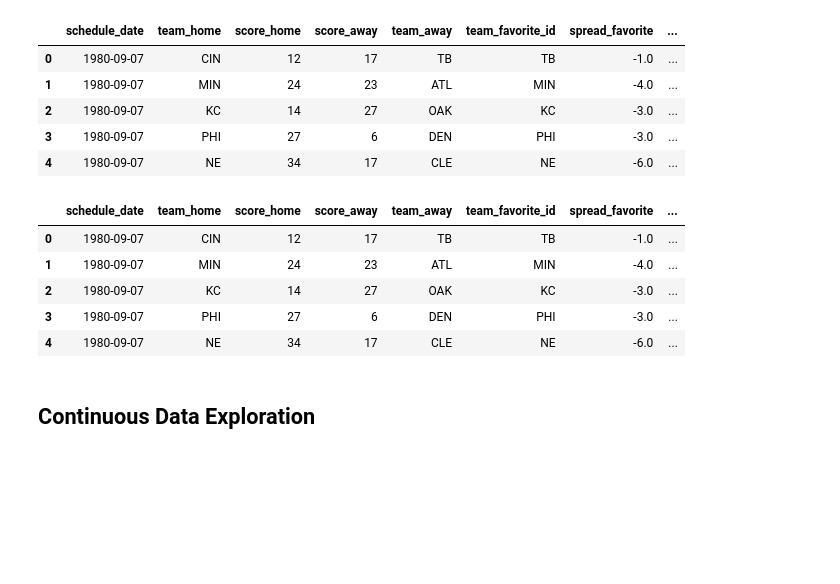
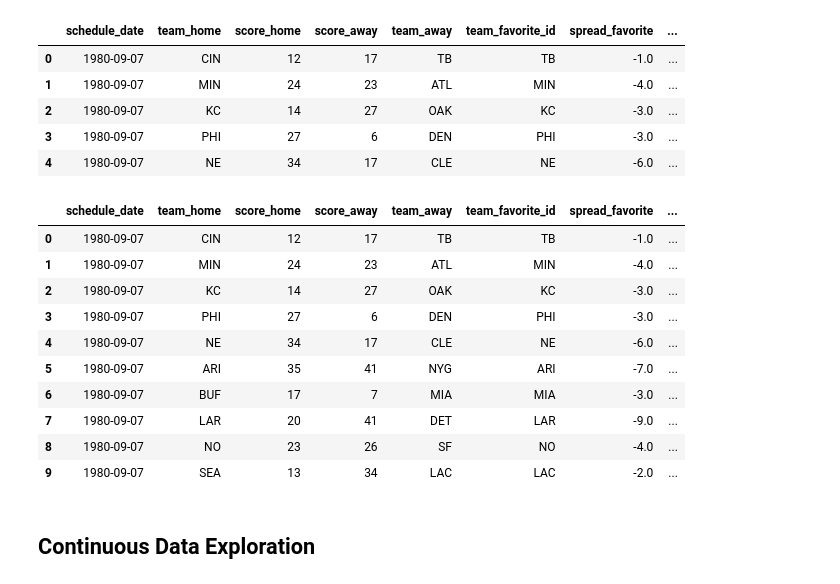
Before and after one commit to schlenkerc18/50-Weeks-50-Projects, a Jupyter notebook: Week 35/SpreadPrediction.ipynb, the cells around one changed output. Drawn from its saved outputs; the diff is of its cells as text; code cells hidden in the pictures; blank space fills up the shorter version.

```diff
--- a/Week 35/SpreadPrediction.ipynb
+++ b/Week 35/SpreadPrediction.ipynb
@@ -235,6 +235,15 @@ def get_home_favorite(df):
         home_favorite = 0
 
     return home_favorite
+# %%
+def get_home_spread(df):
+    """
+    return absolute value of spread for home team if they are not favored
+    """
+    if (df.team_home != df.team_favorite_id):
+        return abs(df.spread_favorite)
+    else:
+        return df.spread_favorite
 # %%
 df.head()
 # %% [output]
@@ -247,15 +256,21 @@ df.head()
 # %%
 # create elo diff column for exploration
 df['home_elo_diff'] = df.apply(lambda record: get_home_diff(record), axis = 1)
 df['home_favorite'] = df.apply(lambda record: get_home_favorite(record), axis = 1)
-df.head()
+df['home_spread'] = df.apply(lambda record: get_home_spread(record), axis = 1)
+df.head(10)
 # %% [output]
 |  | schedule_date | team_home | score_home | score_away | team_away | team_favorite_id | spread_favorite | ... |
 | 0 | 1980-09-07 | CIN | 12 | 17 | TB | TB | -1.0 | ... |
 | 1 | 1980-09-07 | MIN | 24 | 23 | ATL | MIN | -4.0 | ... |
 | 2 | 1980-09-07 | KC | 14 | 27 | OAK | KC | -3.0 | ... |
 | 3 | 1980-09-07 | PHI | 27 | 6 | DEN | PHI | -3.0 | ... |
 | 4 | 1980-09-07 | NE | 34 | 17 | CLE | NE | -6.0 | ... |
+| 5 | 1980-09-07 | ARI | 35 | 41 | NYG | ARI | -7.0 | ... |
+| 6 | 1980-09-07 | BUF | 17 | 7 | MIA | MIA | -3.0 | ... |
+| 7 | 1980-09-07 | LAR | 20 | 41 | DET | LAR | -9.0 | ... |
+| 8 | 1980-09-07 | NO | 23 | 26 | SF | NO | -4.0 | ... |
+| 9 | 1980-09-07 | SEA | 13 | 34 | LAC | LAC | -2.0 | ... |
 # %% [markdown]
 ## Continuous Data Exploration
 # %%
```
Also changed, not shown: parts of 4 cells of this notebook.
